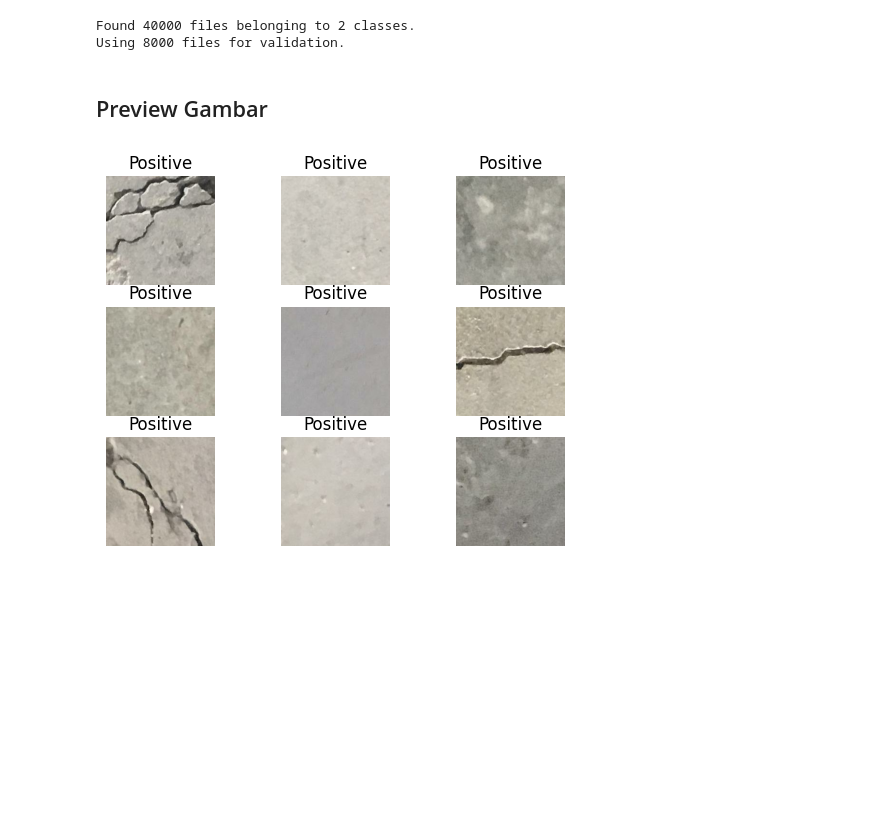
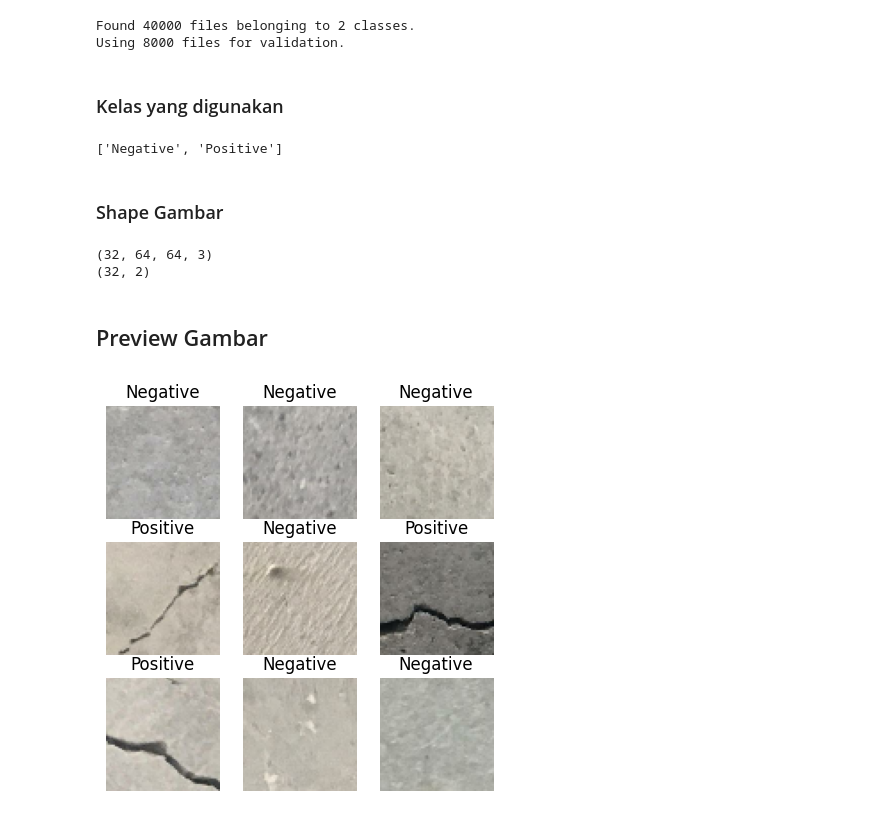
Before and after one commit to Azkina1123/PA-Kecerdasan-Buatan, a Jupyter notebook: pa.ipynb, the cells around one changed output. Cells and saved outputs as stored; diff of their text form; code cells hidden in the pictures; blank space fills up the shorter version.

```diff
--- a/pa.ipynb
+++ b/pa.ipynb
@@ -31,19 +7,16 @@ labels[0]
 # %% [markdown]
 ## Training Set
 # %%
-from tensorflow.keras.utils import image_dataset_from_directory
-
-training = image_dataset_from_directory(
+train_set = image_dataset_from_directory(
     "dataset/",
     labels="inferred",
     label_mode="categorical",
     class_names=["Negative", "Positive"],
-    image_size=(227, 227),
-    subset="training",
-    validation_split=0.2,
+    image_size=(64, 64),
     shuffle=True,
     seed=1,
-    batch_size=None
+    subset="training",
+    validation_split=0.2
 )
 # %% [output]
 Found 40000 files belonging to 2 classes.
@@ -66,24 +38,48 @@ validation = image_dataset_from_directory(
 # %% [output]
 Found 40000 files belonging to 2 classes.
 Using 8000 files for validation.
+# %% [markdown]
+### Kelas yang digunakan
+# %%
+classes = train_set.class_names
+
+classes
+# %% [output]
+['Negative', 'Positive']
+# %% [markdown]
+### Shape Gambar
+# %%
+for images, labels in train_set.take(1):
+    print(images.numpy().shape)
+    print(labels.shape)
+    break
+# %% [output]
+(32, 64, 64, 3)
+(32, 2)
 # %% [markdown]
 ## Preview Gambar
 # %%
 import matplotlib.pyplot as plt
-i = 0
 
-for image, label in training.take(9):
-    plt.subplot(3, 3, i+1)
-    plt.imshow(image.numpy().astype("uint8"))
-    if label.numpy()[0] == "1":
-        plt.title("Negative")
-    else:
-        plt.title("Positive")
+def show_preview_img(dataset):
+    plt.figure(figsize=(5, 5))
 
-    plt.axis("off")
+    # ambil batch 1
+    for images, labels in dataset.take(1):
 
-    i += 1
+        # ambil 9 gambar pertama
+        for i in range(9):
+            plt.subplot(3, 3, i+1)
+            plt.imshow(images[i].numpy().astype("uint8"))
 
-plt.show()
+            if labels.numpy()[i][0] == 1:
+                plt.title("Negative")
+            else:
+                plt.title("Positive")
+
+
+            plt.axis("off")
+
+show_preview_img(train_set)
 # %% [output]
-[figure, old version]
+[figure, new version]
```
Also changed, not shown: parts of 32 cells of this notebook.
